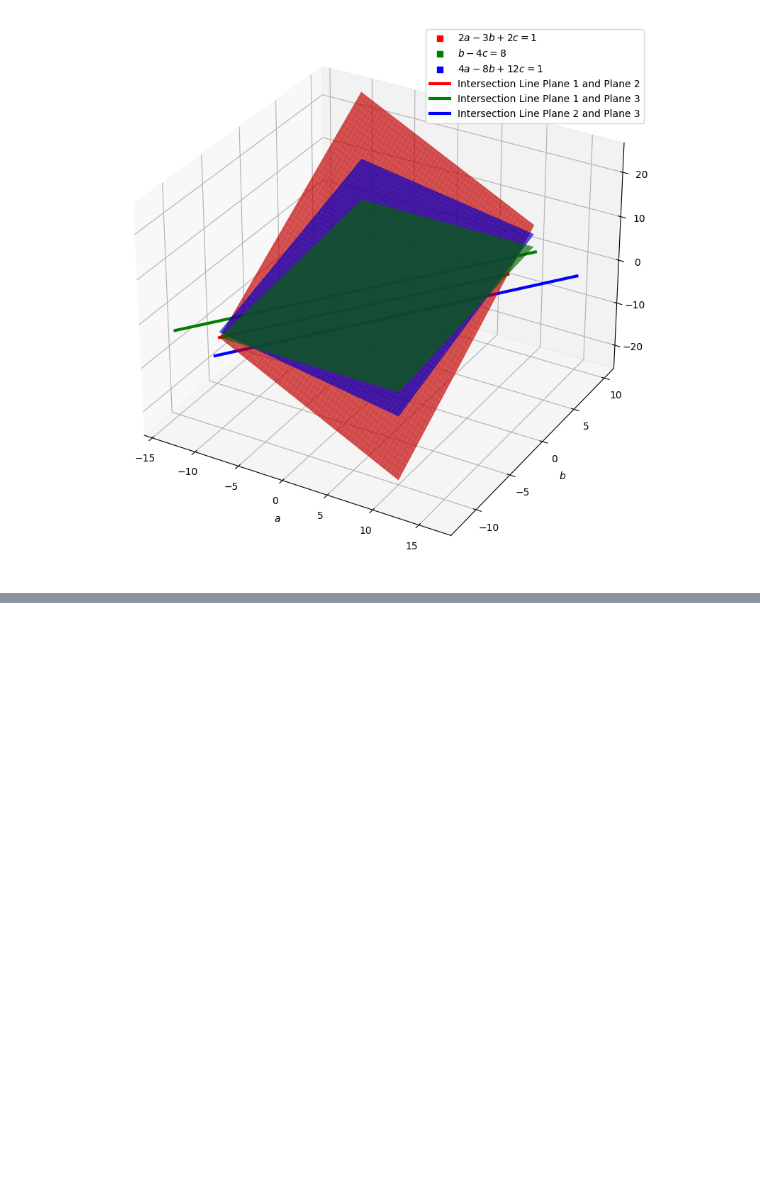
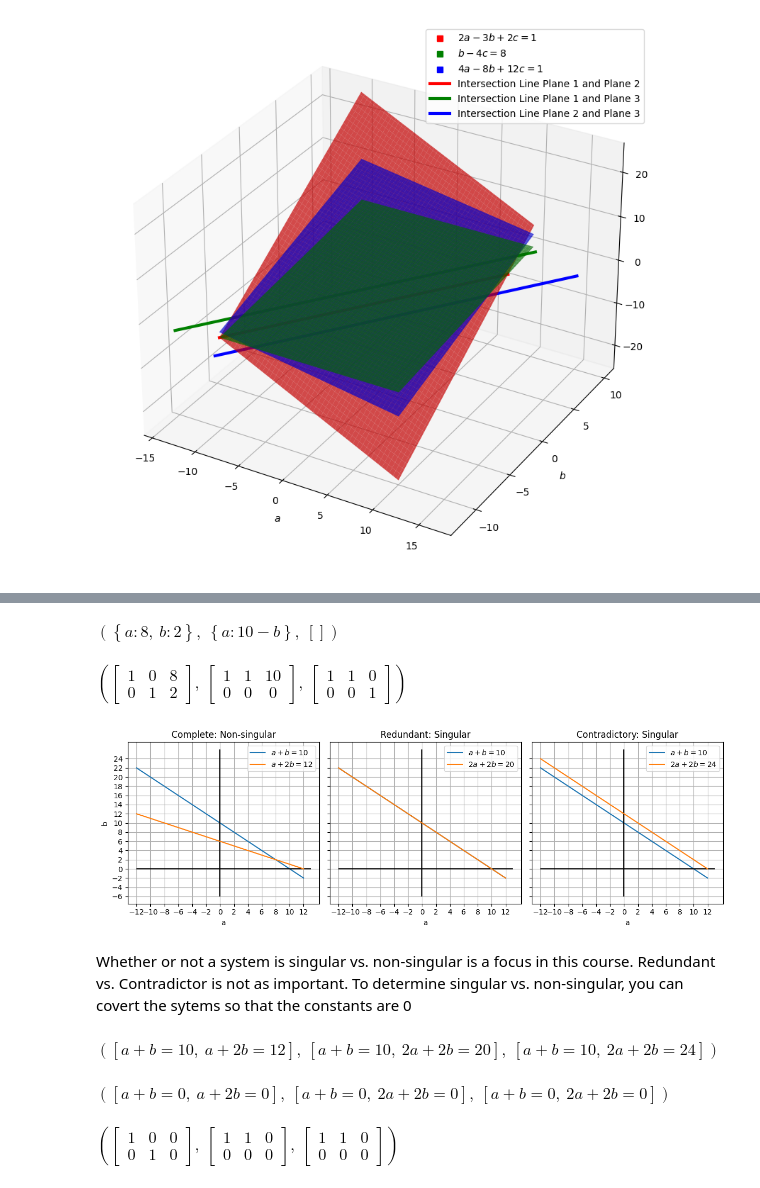
Before and after one commit to PaulToronto/DeepLearning-AI---Mathematics-for-Machine-Learning-and-Data-Science, a Jupyter notebook: 1_1_Systems_of_Linear_Equations.ipynb, the cells around one changed output, grey strips where cells are left out. Saved outputs shown, nothing was run; the diff lists cells and outputs as text; code cells hidden in the pictures; blank space fills up the shorter version.

```diff
--- a/1_1_Systems_of_Linear_Equations.ipynb
+++ b/1_1_Systems_of_Linear_Equations.ipynb
@@ -1450,0 +1474,76 @@ plt.show()
+# %%
+a, b = sp.symbols('a b')
+
+system1 = [sp.Eq(a + b, 10), sp.Eq(a + 2*b, 12)]
+system2 = [sp.Eq(a + b, 10), sp.Eq(2*a + 2*b, 20)]
+system3 = [sp.Eq(a + b, 10), sp.Eq(2*a + 2*b, 24)]
+# complete:non-singular, redudant:singular, contradictiory:singular
+sp.solve(system1, a, b), sp.solve(system2, a, b), sp.solve(system3, a, b)
+# %% [output]
+$\displaystyle \left( \left\{ a : 8, \  b : 2\right\}, \  \left\{ a : 10 - b\right\}, \  \left[ \right]\right)$
+# %%
+M1 = sp.Matrix([[1, 1, 10],
+                [1, 2, 12]])
+M2 = sp.Matrix([[1, 1, 10],
+                [2, 2, 20]])
+M3 = sp.Matrix([[1, 1, 10],
+                [2, 2, 24]])
+
+# complete:non-singular, redudant:singular, contradictiory:singular
+M1.rref(pivots=False), M2.rref(pivots=False), M3.rref(pivots=False)
+# %% [output]
+$\displaystyle \left( \left[\begin{matrix}1 & 0 & 8\\0 & 1 & 2\end{matrix}\right], \  \left[\begin{matrix}1 & 1 & 10\\0 & 0 & 0\end{matrix}\right], \  \left[\begin{matrix}1 & 1 & 0\\0 & 0 & 1\end{matrix}\right]\right)$
+# %%
+fig, axes = plt.subplots(1, 3, figsize=(12, 4), sharey=True)
+systems = [system1, system2, system3]
+
+x = np.linspace(-12, 12, 100)
+for i, system in enumerate(systems):
+    for eq in system:
+        axes[i].vlines(0, -6, 26, color='black')
+        axes[i].hlines(0, -12, 13, color='black')
+        solution = sp.solve(eq, b)[0]
+        f = sp.lambdify(a, solution)
+        axes[i].plot(x, f(x), label='$' + sp.latex(eq) + '$')
+        axes[i].set_xticks(np.arange(-12, 13, 2))
+        axes[i].set_yticks(np.arange(-6, 26, 2))
+        axes[i].set_xlabel('a')
+        if i == 0:
+            axes[i].set_ylabel('b')
+        axes[i].legend()
+
+axes[0].grid()
+axes[1].grid()
+axes[2].grid()
+axes[0].set_title('Complete: Non-singular')
+axes[1].set_title('Redundant: Singular')
+axes[2].set_title('Contradictory: Singular')
+plt.tight_layout()
+plt.show()
+# %% [output]
+[figure, added]
+# %% [markdown]
+Whether or not a system is singular vs. non-singular is a focus in this course. Redundant vs. Contradictor is not as important. To determine singular vs. non-singular, you can covert the sytems so that the constants are 0
+# %%
+system1, system2, system3
+# %% [output]
+$\displaystyle \left( \left[ a + b = 10, \  a + 2 b = 12\right], \  \left[ a + b = 10, \  2 a + 2 b = 20\right], \  \left[ a + b = 10, \  2 a + 2 b = 24\right]\right)$
+# %%
+system1 = [sp.Eq(equation.lhs, 0) for equation in system1]
+system2 = [sp.Eq(equation.lhs, 0) for equation in system2]
+system3 = [sp.Eq(equation.lhs, 0) for equation in system3]
+
+system1, system2, system3
+# %% [output]
+$\displaystyle \left( \left[ a + b = 0, \  a + 2 b = 0\right], \  \left[ a + b = 0, \  2 a + 2 b = 0\right], \  \left[ a + b = 0, \  2 a + 2 b = 0\right]\right)$
+# %%
+M1 = sp.Matrix([[1, 1, 0],
+                [1, 2, 0]])
+M2 = sp.Matrix([[1, 1, 0],
+                [2, 2, 0]])
+M3 = sp.Matrix([[1, 1, 0],
+                [2, 2, 0]])
+
+M1.rref(pivots=False), M2.rref(pivots=False), M3.rref(pivots=False)
+# %% [output]
+$\displaystyle \left( \left[\begin{matrix}1 & 0 & 0\\0 & 1 & 0\end{matrix}\right], \  \left[\begin{matrix}1 & 1 & 0\\0 & 0 & 0\end{matrix}\right], \  \left[\begin{matrix}1 & 1 & 0\\0 & 0 & 0\end{matrix}\right]\right)$
```
Also changed, not shown: parts of 29 cells of this notebook.
